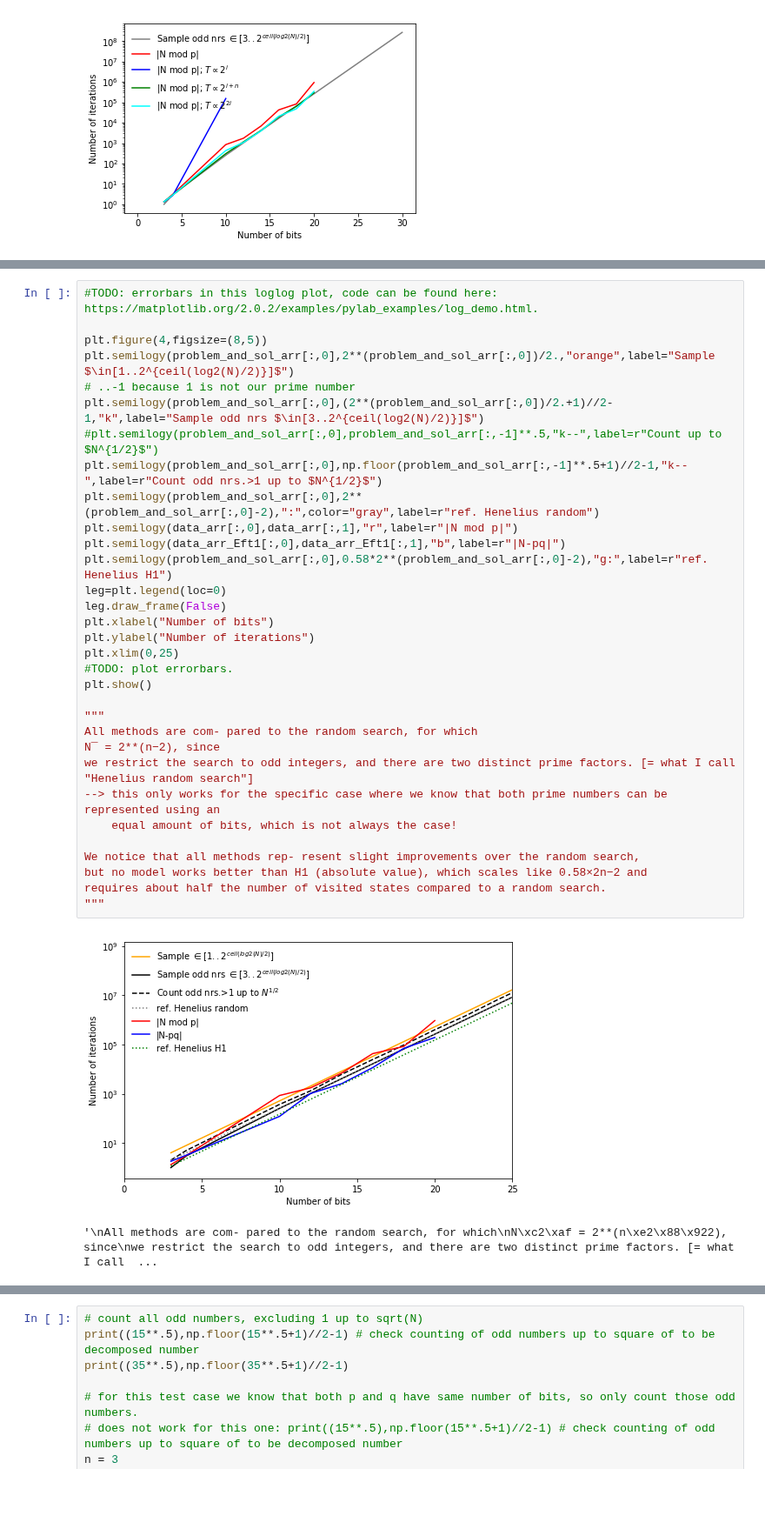
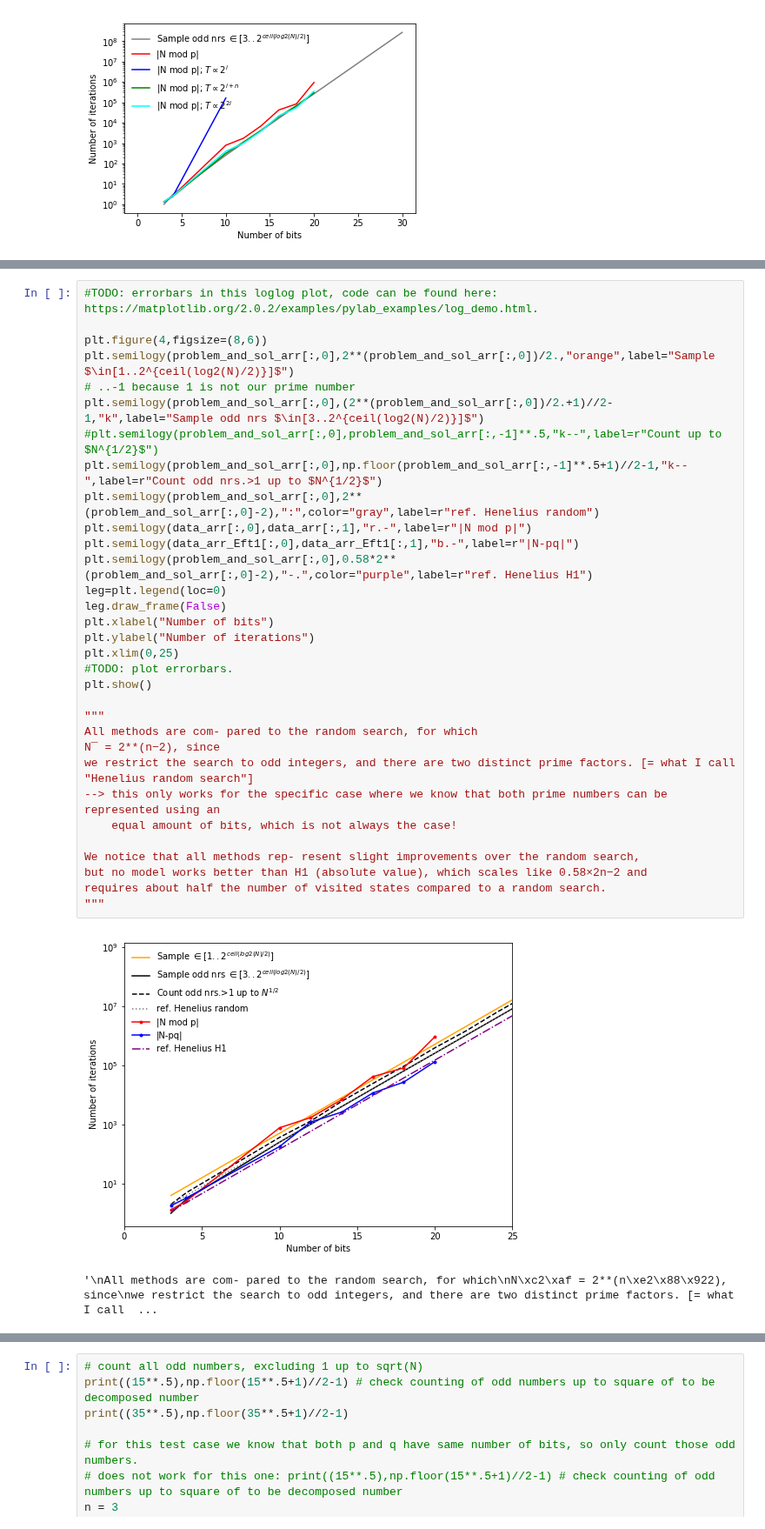
Before and after one commit to lican81/A0_DUT, a Jupyter notebook: GUI/Thomas/sandbox_prime_factorization.ipynb, the cells around one changed output, grey strips where cells are left out. Shown at 87% size. Drawn from its saved outputs; the diff is of its cells as text; blank space fills up the shorter version.

```diff
--- a/GUI/Thomas/sandbox_prime_factorization.ipynb
+++ b/GUI/Thomas/sandbox_prime_factorization.ipynb
@@ -710,37 +715,37 @@ Elapsed (after compilation) = 5.89400005341
 # %%
 #TODO: errorbars in this loglog plot, code can be found here: https://matplotlib.org/2.0.2/examples/pylab_examples/log_demo.html.
 
-plt.figure(4,figsize=(8,5))
+plt.figure(4,figsize=(8,6))
 plt.semilogy(problem_and_sol_arr[:,0],2**(problem_and_sol_arr[:,0])/2.,"orange",label="Sample $\in[1..2^{ceil(log2(N)/2)}]$")
 # ..-1 because 1 is not our prime number
 plt.semilogy(problem_and_sol_arr[:,0],(2**(problem_and_sol_arr[:,0])/2.+1)//2-1,"k",label="Sample odd nrs $\in[3..2^{ceil(log2(N)/2)}]$")
 #plt.semilogy(problem_and_sol_arr[:,0],problem_and_sol_arr[:,-1]**.5,"k--",label=r"Count up to $N^{1/2}$")
 plt.semilogy(problem_and_sol_arr[:,0],np.floor(problem_and_sol_arr[:,-1]**.5+1)//2-1,"k--",label=r"Count odd nrs.>1 up to $N^{1/2}$")
 plt.semilogy(problem_and_sol_arr[:,0],2**(problem_and_sol_arr[:,0]-2),":",color="gray",label=r"ref. Henelius random")
-plt.semilogy(data_arr[:,0],data_arr[:,1],"r",label=r"|N mod p|")
-plt.semilogy(data_arr_Eft1[:,0],data_arr_Eft1[:,1],"b",label=r"|N-pq|")
-plt.semilogy(problem_and_sol_arr[:,0],0.58*2**(problem_and_sol_arr[:,0]-2),"g:",label=r"ref. Henelius H1")
+plt.semilogy(data_arr[:,0],data_arr[:,1],"r.-",label=r"|N mod p|")
+plt.semilogy(data_arr_Eft1[:,0],data_arr_Eft1[:,1],"b.-",label=r"|N-pq|")
+plt.semilogy(problem_and_sol_arr[:,0],0.58*2**(problem_and_sol_arr[:,0]-2),"-.",color="purple",label=r"ref. Henelius H1")
 leg=plt.legend(loc=0)
 leg.draw_frame(False)
 plt.xlabel("Number of bits")
 plt.ylabel("Number of iterations")
 plt.xlim(0,25)
 #TODO: plot errorbars.
 plt.show()
 
 """
 All methods are com- pared to the random search, for which
 N¯ = 2**(n−2), since
 we restrict the search to odd integers, and there are two distinct prime factors. [= what I call "Henelius random search"]
 --> this only works for the specific case where we know that both prime numbers can be represented using an
     equal amount of bits, which is not always the case!
 
 We notice that all methods rep- resent slight improvements over the random search,
 but no model works better than H1 (absolute value), which scales like 0.58×2n−2 and
 requires about half the number of visited states compared to a random search.
 """
 # %% [output]
-[figure, old version]
+[figure, new version]
 '\nAll methods are com- pared to the random search, for which\nN\xc2\xaf = 2**(n\xe2\x88\x922), since\nwe restrict the search to odd integers, and there are two distinct prime factors. [= what I call  ...
 # %%
 data_arr[0,1];data_arr_Eft1[:,0]
```
Also changed, not shown: parts of 12 cells of this notebook.
